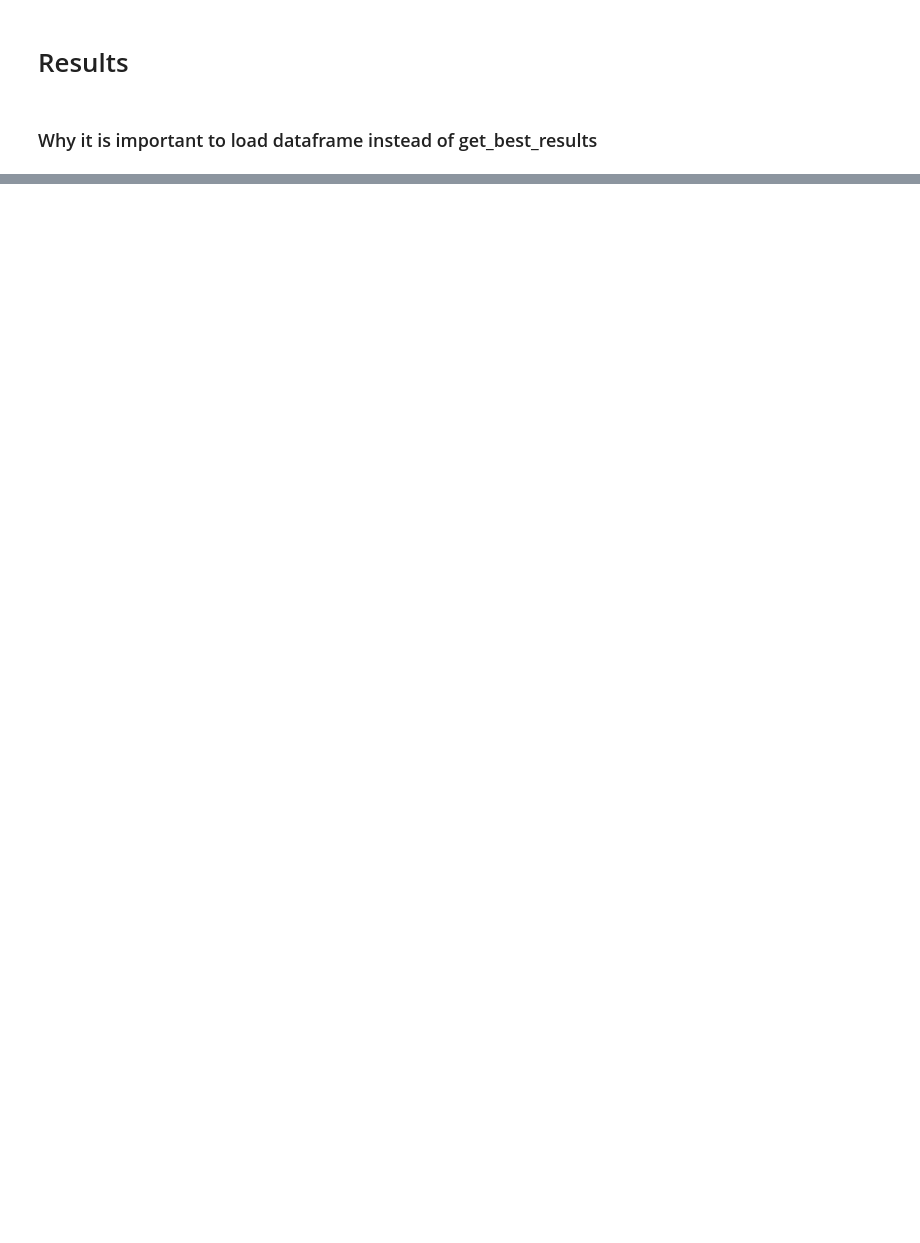
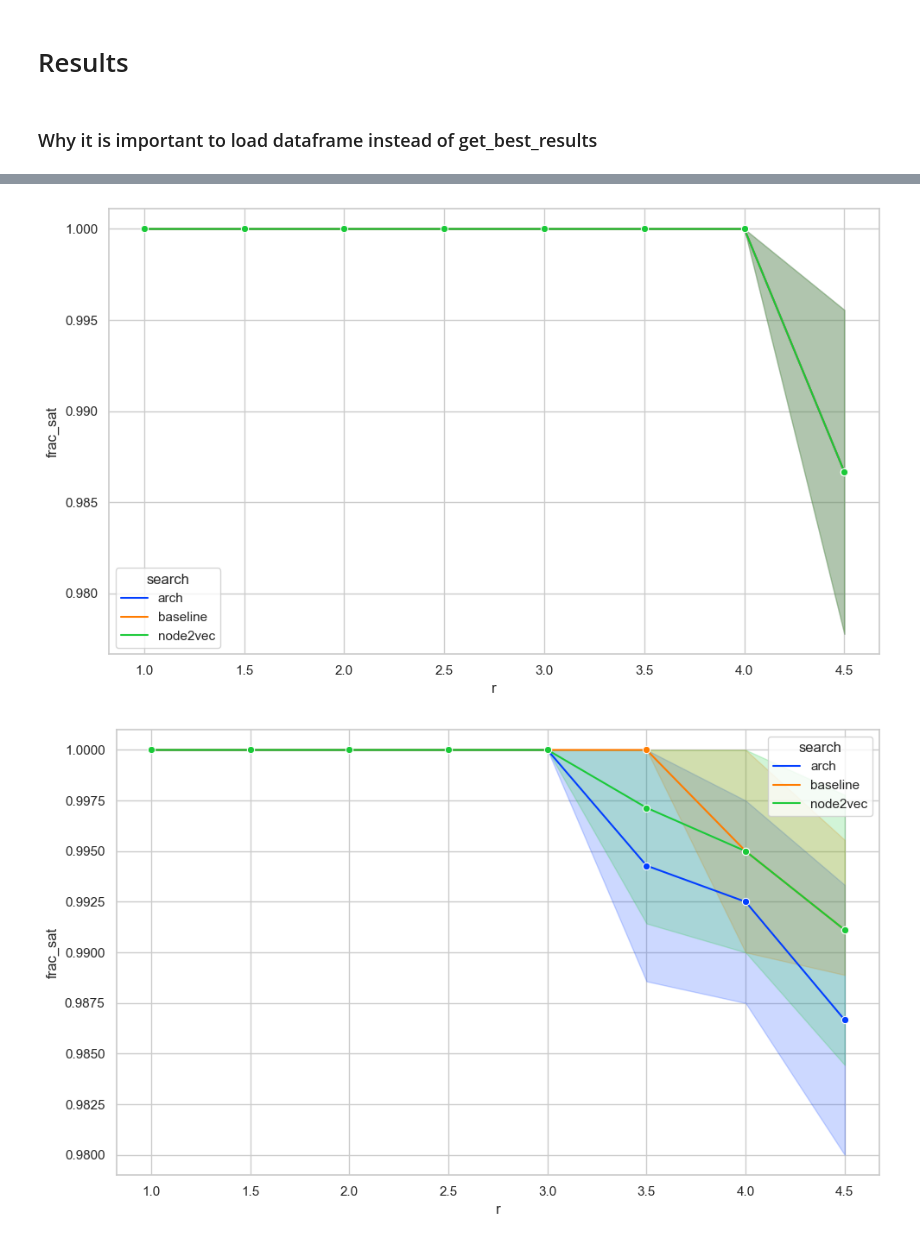
Before and after one commit to omargup/Policy-Gradient-MaxSAT-Solver, a Jupyter notebook: plot_exp.ipynb, the cells around one changed output, grey strips where cells are left out. Drawn from its saved outputs; the diff is of its cells as text; code cells hidden in the pictures; blank space fills up the shorter version.

Commit message:
Update results with n= 10 ,... 50

```diff
--- a/plot_exp.ipynb
+++ b/plot_exp.ipynb
@@ -22,5 +22,5 @@ To enable the following instructions: AVX2 FMA, in other operations, rebuild Ten
 # %%
-vars_list = [10, 20, 30]
+vars_list = [10, 20, 30, 40, 50]
 exp_folder = 'hypersearch/pg_solver'
 
 errors = {}
@@ -124,41 +107,51 @@ No errors reported.
 # %%
-num_vars = 40
-exp_folder = 'hypersearch/pg_solver'
+for num_vars in [10, 20, 30, 40, 50]:
+    exp_folder = 'hypersearch/pg_solver'
 
-# Get path for every hyperparameter search
-folder_n = os.path.join(exp_folder, f'{num_vars:04d}')
-folder_clauses = sorted([os.path.join(folder_n, folder) for folder in os.listdir(folder_n)])
-folder_instances = sorted([os.path.join(folder, instance) for folder in folder_clauses for instance in os.listdir(folder)])
-folder_assumption = sorted([os.path.join(folder, assumption) for folder in folder_instances for assumption in os.listdir(folder)])
+    # Get path for every hyperparameter search
+    folder_n = os.path.join(exp_folder, f'{num_vars:04d}')
+    folder_clauses = sorted([os.path.join(folder_n, folder) for folder in os.listdir(folder_n)])
+    folder_instances = sorted([os.path.join(folder, instance) for folder in folder_clauses for instance in os.listdir(folder)])
+    folder_assumption = sorted([os.path.join(folder, assumption) for folder in folder_instances for assumption in os.listdir(folder)])
 
-# Build dictionary with best result for every hyperparameter search
-dic_results = {}
+    # Build dictionary with best result for every hyperparameter search
+    dic_results = {}
 
-for i, search_path in enumerate(folder_assumption):
-    # Create experiment id
-    split_path = search_path.split("/")
-    n = split_path[2]
-    m = split_path[3]
-    i = split_path[4][-2:]
-    s = split_path[5]
-    exp_id = f'{n}/{m}/{i}/{s}'
+    for i, search_path in enumerate(folder_assumption):
+        # Create experiment id
+        split_path = search_path.split("/")
+        n = split_path[2]
+        m = split_path[3]
+        i = split_path[4][-2:]
+        s = split_path[5]
+        exp_id = f'{n}/{m}/{i}/{s}'
 
-    # Restore the GridSearch object
-    restored_tuner = tune.Tuner.restore(path=search_path,
-                                        trainable=pg_solver,
-                                        resume_unfinished=False,
-                                        resume_errored=False,
-                                        restart_errored=False)
-    results = restored_tuner.get_results()
+        # Restore the GridSearch object
+        restored_tuner = tune.Tuner.restore(path=search_path,
+                                            trainable=pg_solver,
+                                            resume_unfinished=False,
+                                            resume_errored=False,
+                                            restart_errored=False)
+        results = restored_tuner.get_results()
 
-    # Get best trial
-    max_val = results.get_dataframe(filter_metric='num_sat_eval', filter_mode='max')['num_sat_eval'].max()
-    # Update dict
-    dic_results[exp_id] = [int(n), int(m), int(i), s, max_val]
+        # Get best trial
+        max_val = results.get_dataframe(filter_metric='num_sat_eval', filter_mode='max')['num_sat_eval'].max()
+        # Update dict
+        dic_results[exp_id] = [int(n), int(m), int(i), s, max_val]
 
-# Create dataframe
-columns = ['n', 'm', 'i', 'search', 'num_sat_eval']
-df = pd.DataFrame.from_dict(dic_results, orient='index', columns=columns)
-df.insert(2, 'r', df['m'] / df['n'])
-df.insert(6, 'frac_sat', df['num_sat_eval'] / df['m'])
+    # Create dataframe
+    columns = ['n', 'm', 'i', 'search', 'num_sat_eval']
+    df = pd.DataFrame.from_dict(dic_results, orient='index', columns=columns)
+    df.insert(2, 'r', df['m'] / df['n'])
+    df.insert(6, 'frac_sat', df['num_sat_eval'] / df['m'])
+
+
+    plt.figure(figsize = (10,6))
+    sns.set_theme(style="whitegrid", palette="bright")
+    color_pallete = sns.color_palette("bright")
+
+    sns.lineplot(data=df, x="r", y="frac_sat", hue="search", errorbar=('ci', 95), palette=color_pallete, marker='o')
+    plt.tight_layout()
+    #plt.show()
+    plt.savefig(f'img/frac_sat_{num_vars}.png', dpi=300)
 # %% [output]
@@ -181,0 +158,2 @@ The trainable will be overwritten - this should be done with caution: it's possi
+[figure, added]
+[figure, added]
```
Also changed, not shown: parts of 16 cells of this notebook.
